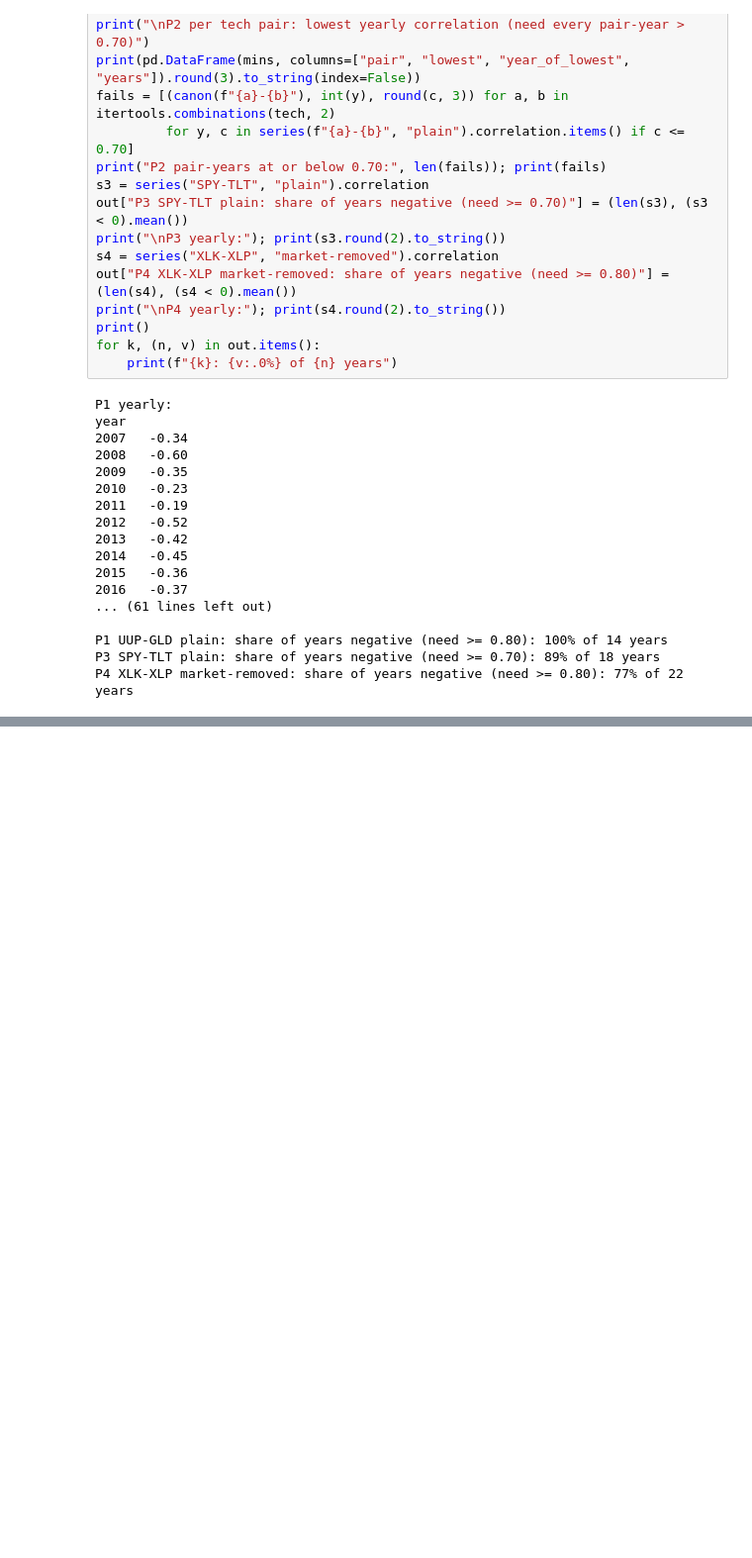
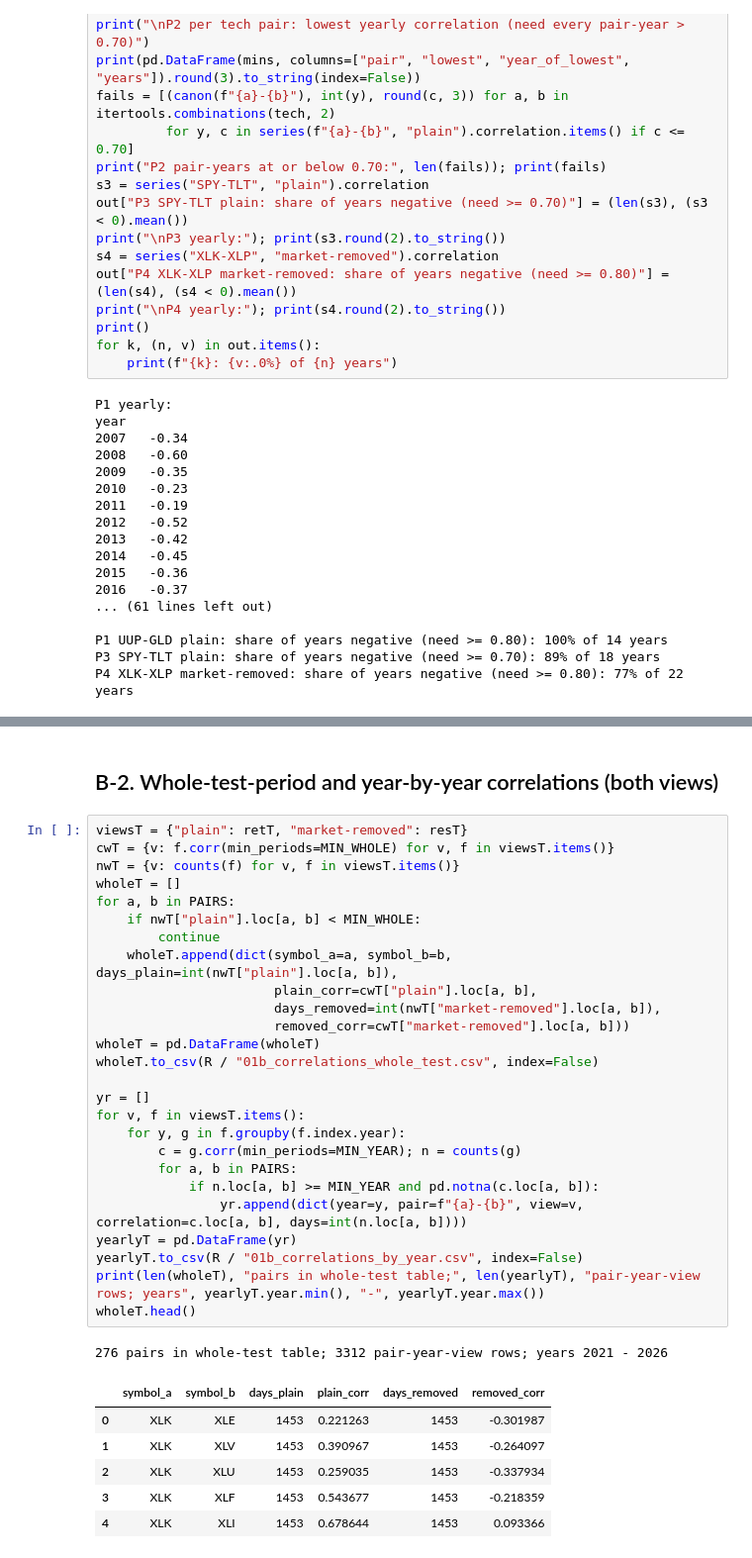
Before and after one commit to LamBuild33/market-rotation-research, a Jupyter notebook: notebooks/01_who_moves_together.ipynb, the cells around one changed output, grey strips where cells are left out. Shown at 99% size. Cells and saved outputs as stored; diff of their text form; blank space fills up the shorter version.

```diff
--- a/notebooks/01_who_moves_together.ipynb
+++ b/notebooks/01_who_moves_together.ipynb
@@ -315,0 +378,36 @@ P4 XLK-XLP market-removed: share of years negative (need >= 0.80): 77% of 22 yea
+# %% [markdown]
+## B-2. Whole-test-period and year-by-year correlations (both views)
+# %%
+viewsT = {"plain": retT, "market-removed": resT}
+cwT = {v: f.corr(min_periods=MIN_WHOLE) for v, f in viewsT.items()}
+nwT = {v: counts(f) for v, f in viewsT.items()}
+wholeT = []
+for a, b in PAIRS:
+    if nwT["plain"].loc[a, b] < MIN_WHOLE:
+        continue
+    wholeT.append(dict(symbol_a=a, symbol_b=b, days_plain=int(nwT["plain"].loc[a, b]),
+                       plain_corr=cwT["plain"].loc[a, b],
+                       days_removed=int(nwT["market-removed"].loc[a, b]),
+                       removed_corr=cwT["market-removed"].loc[a, b]))
+wholeT = pd.DataFrame(wholeT)
+wholeT.to_csv(R / "01b_correlations_whole_test.csv", index=False)
+
+yr = []
+for v, f in viewsT.items():
+    for y, g in f.groupby(f.index.year):
+        c = g.corr(min_periods=MIN_YEAR); n = counts(g)
+        for a, b in PAIRS:
+            if n.loc[a, b] >= MIN_YEAR and pd.notna(c.loc[a, b]):
+                yr.append(dict(year=y, pair=f"{a}-{b}", view=v, correlation=c.loc[a, b], days=int(n.loc[a, b])))
+yearlyT = pd.DataFrame(yr)
+yearlyT.to_csv(R / "01b_correlations_by_year.csv", index=False)
+print(len(wholeT), "pairs in whole-test table;", len(yearlyT), "pair-year-view rows; years", yearlyT.year.min(), "-", yearlyT.year.max())
+wholeT.head()
+# %% [output]
+276 pairs in whole-test table; 3312 pair-year-view rows; years 2021 - 2026
+|  | symbol_a | symbol_b | days_plain | plain_corr | days_removed | removed_corr |
+| 0 | XLK | XLE | 1453 | 0.221263 | 1453 | -0.301987 |
+| 1 | XLK | XLV | 1453 | 0.390967 | 1453 | -0.264097 |
+| 2 | XLK | XLU | 1453 | 0.259035 | 1453 | -0.337934 |
+| 3 | XLK | XLF | 1453 | 0.543677 | 1453 | -0.218359 |
+| 4 | XLK | XLI | 1453 | 0.678644 | 1453 | 0.093366 |
```
Also changed, not shown: parts of 16 cells of this notebook, 11 other files.
